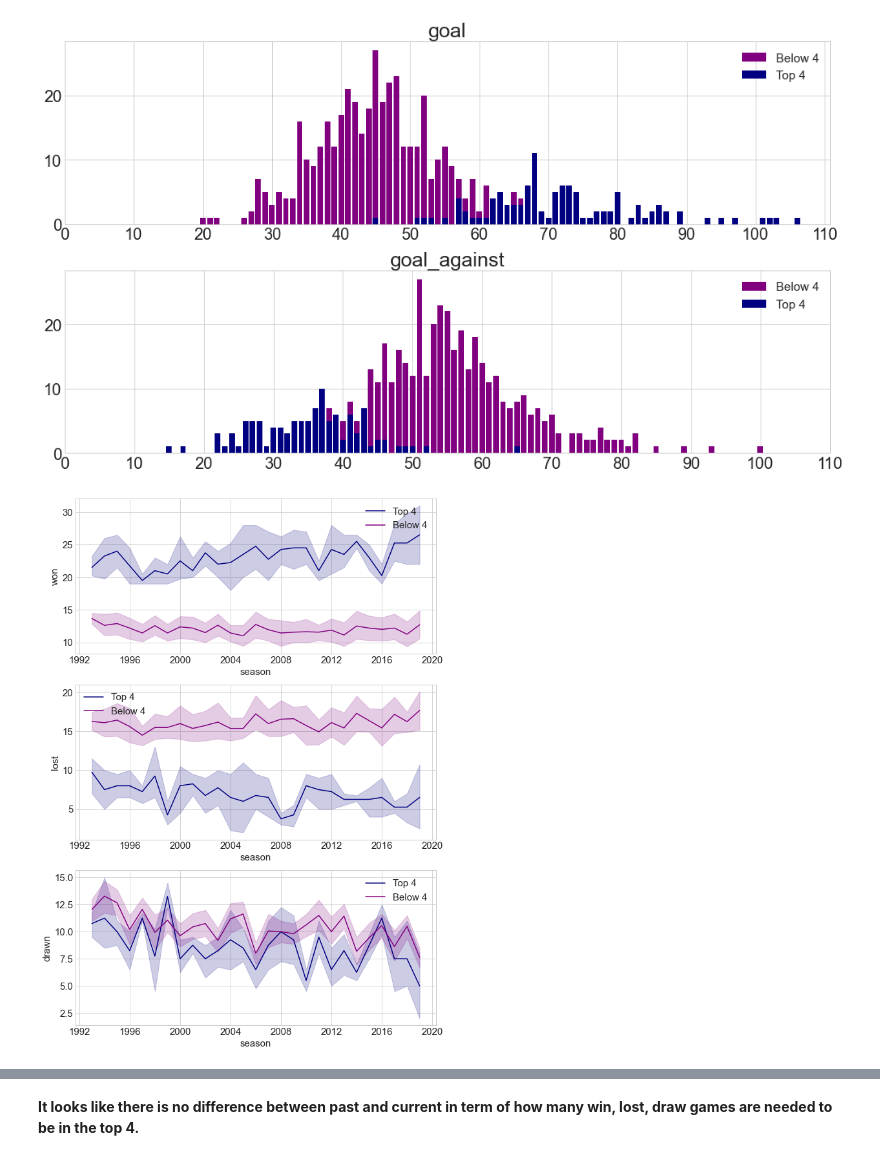
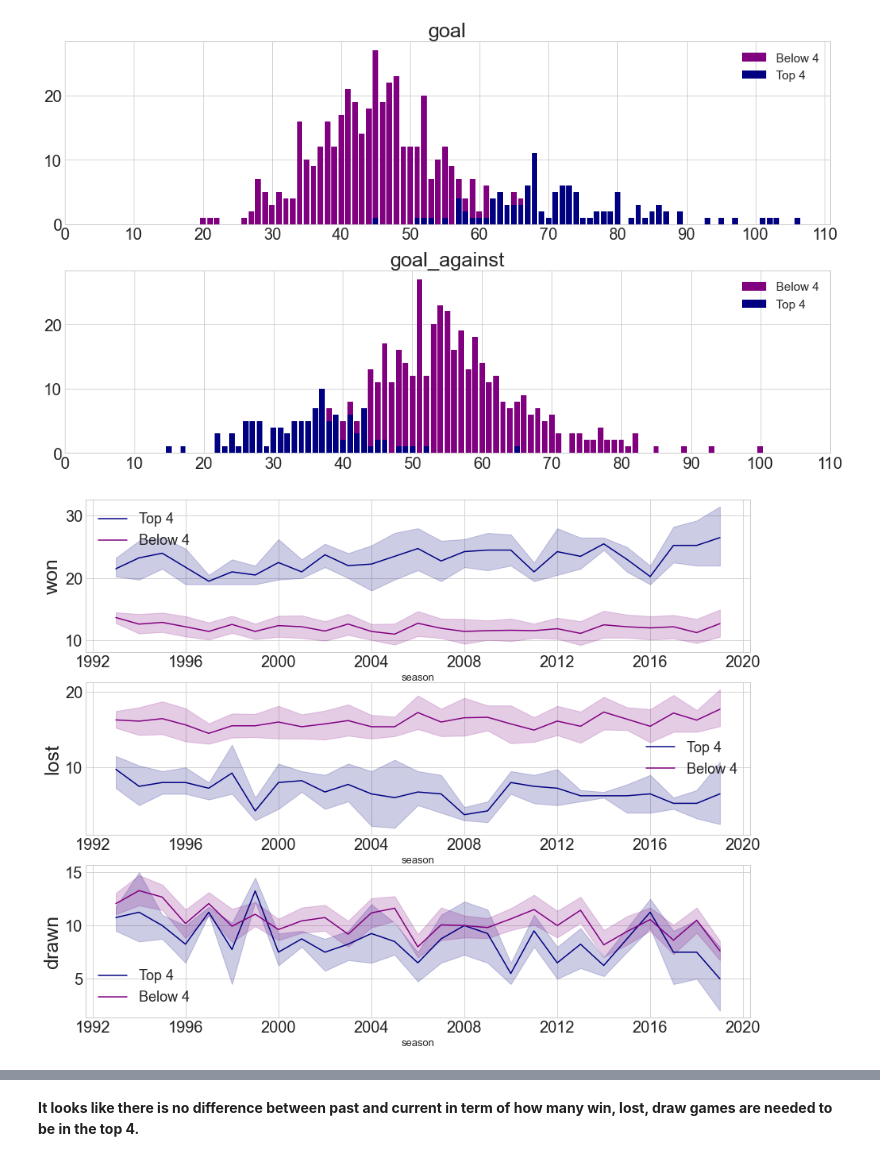
Before and after one commit to hyunilyoo/epl-prediction, a Jupyter notebook: Top4_Prediction.ipynb, the cells around one changed output, grey strips where cells are left out. Drawn from its saved outputs; the diff is of its cells as text; code cells hidden in the pictures.

```diff
--- a/Top4_Prediction.ipynb
+++ b/Top4_Prediction.ipynb
@@ -368,17 +372,17 @@ e_barplot(below4, top4, goals, w=14, h=8, figname='goals', save=True,
 # %% [output]
 [figure]
 # %%
-f, axes = plt.subplots(3, 1,figsize=(10, 15))
+f, axes = plt.subplots(3, 1,figsize=(15, 12))
 
 for i in range(len(games)):
     sns.lineplot(top4['season'], top4[games[i]], label=('Top 4'), color='navy',ax=axes[i])
     sns.lineplot(below4['season'], below4[games[i]], label=('Below 4'), color='purple', ax=axes[i])
-    axes[i].tick_params(labelsize=15)
-    axes[i].set_ylabel(games[i], fontsize=15)
-    axes[i].set_xlabel('season', fontsize=15)
-    axes[i].legend(fontsize=15)
+    axes[i].tick_params(labelsize=20)
+    axes[i].set_ylabel(games[i], fontsize=25)
+    axes[i].set_xlabel('season', fontsize=13)
+    axes[i].legend(fontsize=18)
 
 plt.savefig('timeline.jpg')
 # %% [output]
-[figure, old version]
+[figure, new version]
 # %%
```
Also changed, not shown: parts of 3 cells of this notebook, 3 other files.
